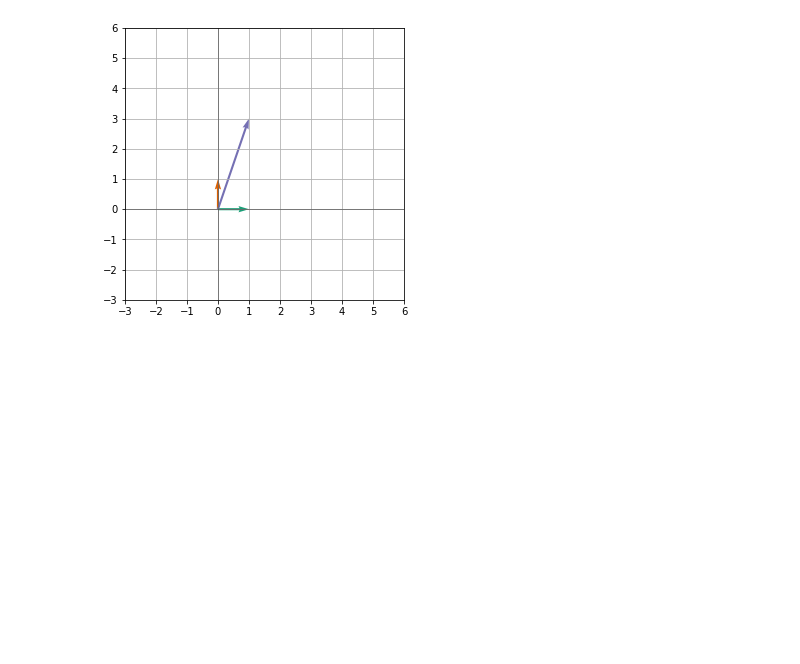
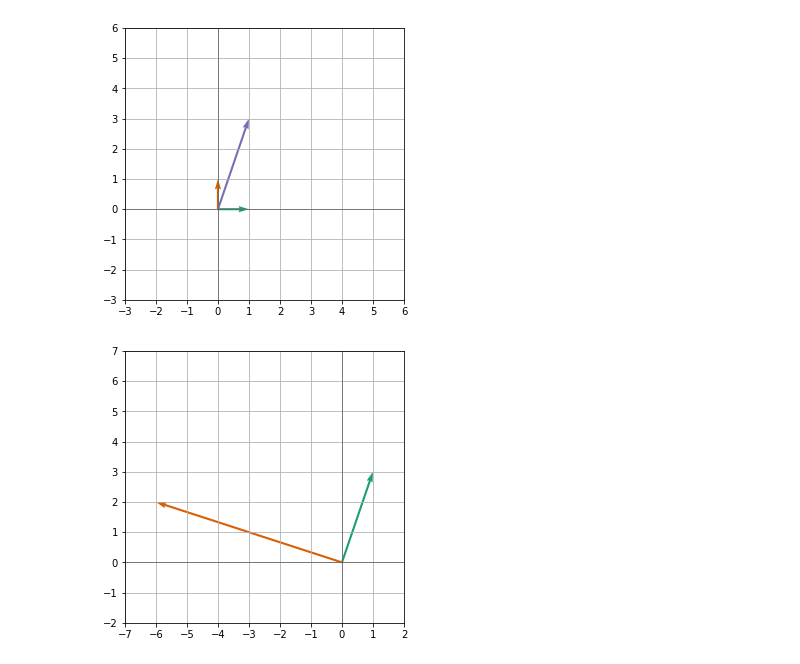
Before and after one commit to dperyel/math-is-fun, a Jupyter notebook: presentation.ipynb, the cells around one changed output. Drawn from its saved outputs; the diff is of its cells as text; code cells hidden in the pictures; blank space fills up the shorter version.

```diff
--- a/presentation.ipynb
+++ b/presentation.ipynb
@@ -124,3 +124,12 @@ a = i * (1) + j * 3
 draw2d(i, j, a)
 # %% [output]
 [figure]
+# %%
+u = Vector(1, 3)
+polar = to_polar2d(u * 2)
+angle = grad_to_rad(90)
+ut = to_cartesian2d(polar[0], polar[1] + angle)
+ut = Vector(*ut)
+draw2d(u, ut, lim=((-7, 2), (-2, 7)))
+# %% [output]
+[figure, added]
```
Also changed, not shown: parts of 4 cells of this notebook, 1 other file.
